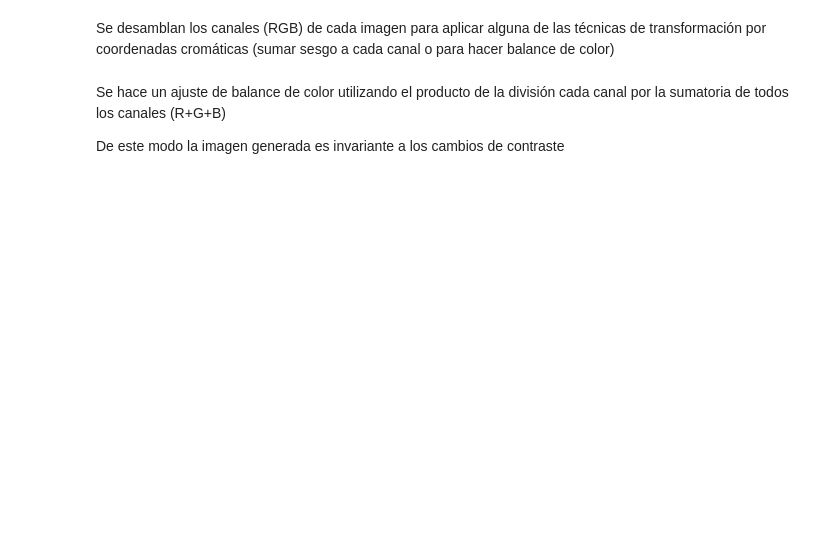
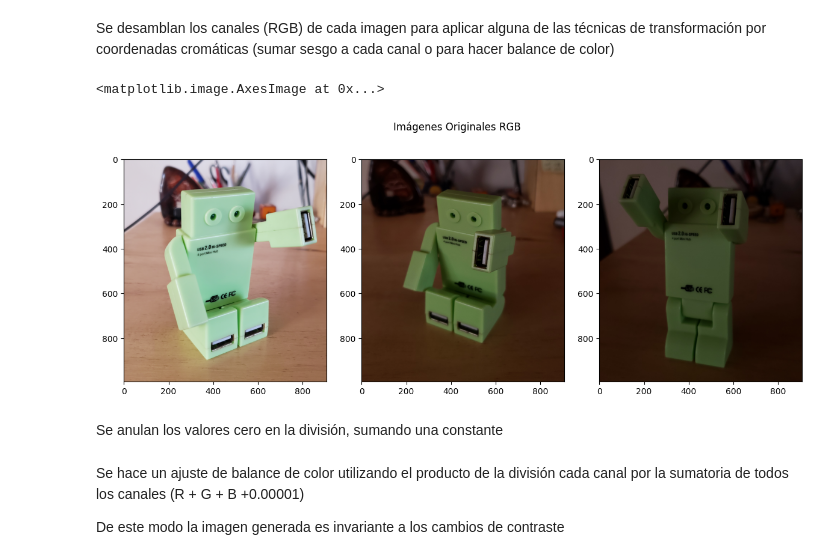
Before and after one commit to MauricioCastroF/VC1_EntregaTP, a Jupyter notebook: TP1_PARTE_1_1_Castro_FrancoMauricio.ipynb, the cells around one changed output. Drawn from its saved outputs; the diff is of its cells as text; code cells hidden in the pictures; blank space fills up the shorter version.

```diff
--- a/TP1_PARTE_1_1_Castro_FrancoMauricio.ipynb
+++ b/TP1_PARTE_1_1_Castro_FrancoMauricio.ipynb
@@ -26,13 +32,4 @@ cd vision_computadora_I/Material_TPs/TP1/coord_cromaticas
 # %% [markdown]
 Se cargan las imágenes sin transformación
 # %%
-img1 = cv.imread('CoordCrom_1.png')
-img2 = cv.imread('CoordCrom_2.png')
-img3 = cv.imread('CoordCrom_3.png')
-
-plt.imshow(img1)
-plt.show()
-plt.imshow(img2)
-plt.show()
-plt.imshow(img3)
-plt.show()
+img1 = cv.imread('CoordCrom_1.png');img2 = cv.imread('CoordCrom_2.png');img3 = cv.imread('CoordCrom_3.png')
@@ -60,6 +36,23 @@ plt.show()
 # %% [markdown]
 Se desamblan los canales (RGB) de cada imagen para aplicar alguna de las técnicas de transformación por coordenadas cromáticas (sumar sesgo a cada canal o para hacer balance de color)
+# %%
+imgRGB1 = cv.cvtColor(img1, cv.COLOR_BGR2RGB)
+imgRGB2 = cv.cvtColor(img2, cv.COLOR_BGR2RGB)
+imgRGB3 = cv.cvtColor(img3, cv.COLOR_BGR2RGB)
+
+fig, axs = plt.subplots(1,3, figsize=(12,5))
+fig.suptitle('Imágenes Originales RGB')
+fig.tight_layout()
+
+axs[0].imshow(imgRGB1.astype('uint8'))
+axs[1].imshow(imgRGB2.astype('uint8'))
+axs[2].imshow(imgRGB3.astype('uint8'))
+# %% [output]
+<matplotlib.image.AxesImage at 0x...>
+[figure, added]
 # %%
 im1_r, im1_g, im1_b = cv.split(imgRGB1)
 im2_r, im2_g, im2_b = cv.split(imgRGB2)
 im3_r, im3_g, im3_b = cv.split(imgRGB3)
+# %% [markdown]
+Se anulan los valores cero en la división, sumando una constante
@@ -66,5 +63,4 @@ im3_r, im3_g, im3_b = cv.split(imgRGB3)
 # %% [markdown]
-Se hace un ajuste de balance de color utilizando el producto de la división cada canal por la sumatoria de todos los canales (R+G+B)
-
+Se hace un ajuste de balance de color utilizando el producto de la división cada canal por la sumatoria de todos los canales (R + G + B +0.00001)
 
 De este modo la imagen generada es invariante a los cambios de contraste
```
Also changed, not shown: parts of 9 cells of this notebook.
